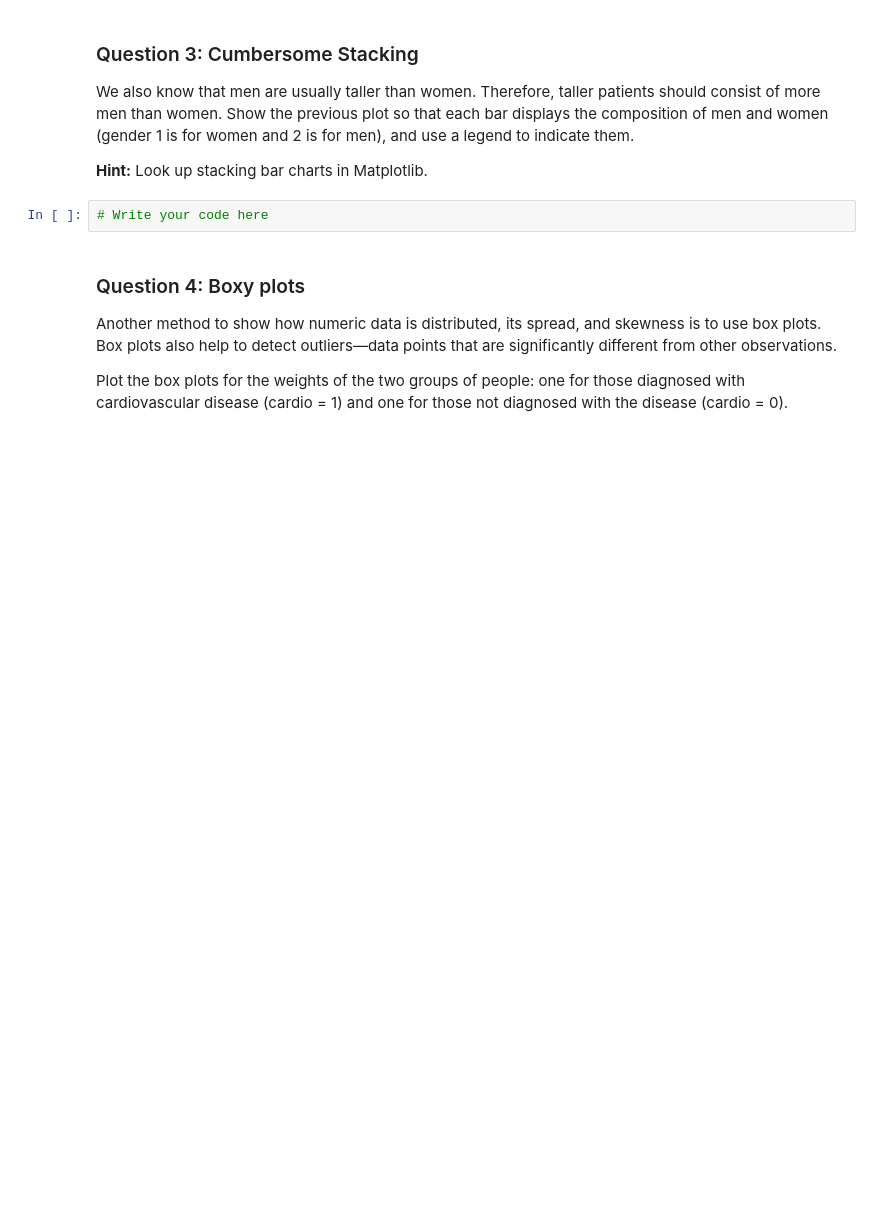
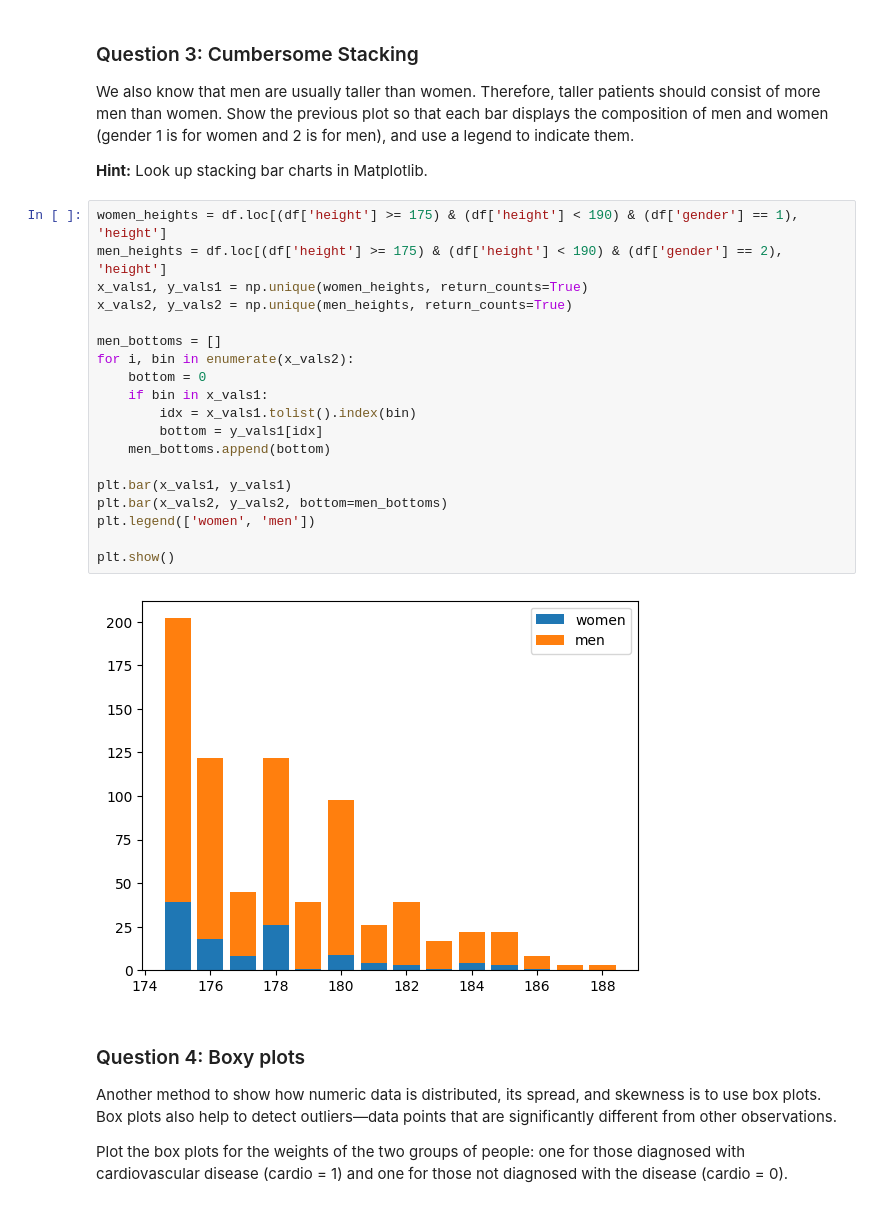
Before and after one commit to alephhNull/Micromaster-Programming-for-Data-Analysis-Summer-2024, a Jupyter notebook: Assignment4.ipynb, the cells around one changed output. Saved outputs shown, nothing was run; the diff lists cells and outputs as text; blank space fills up the shorter version.

```diff
--- a/Assignment4.ipynb
+++ b/Assignment4.ipynb
@@ -94,8 +117,27 @@ Sometimes it's more convenient to use bar plots to show distributions. Now, plot
 We also know that men are usually taller than women. Therefore, taller patients should consist of more men than women. Show the previous plot so that each bar displays the composition of men and women (gender 1 is for women and 2 is for men), and use a legend to indicate them.
 
 **Hint:** Look up stacking bar charts in Matplotlib.
-# %%
-# Write your code here
+# %%
+women_heights = df.loc[(df['height'] >= 175) & (df['height'] < 190) & (df['gender'] == 1), 'height']
+men_heights = df.loc[(df['height'] >= 175) & (df['height'] < 190) & (df['gender'] == 2), 'height']
+x_vals1, y_vals1 = np.unique(women_heights, return_counts=True)
+x_vals2, y_vals2 = np.unique(men_heights, return_counts=True)
+
+men_bottoms = []
+for i, bin in enumerate(x_vals2):
+    bottom = 0
+    if bin in x_vals1:
+        idx = x_vals1.tolist().index(bin)
+        bottom = y_vals1[idx]
+    men_bottoms.append(bottom)
+
+plt.bar(x_vals1, y_vals1)
+plt.bar(x_vals2, y_vals2, bottom=men_bottoms)
+plt.legend(['women', 'men'])
+
+plt.show()
+# %% [output]
+[figure, added]
 # %% [markdown]
 ### Question 4: Boxy plots
 Another method to show how numeric data is distributed, its spread, and skewness is to use box plots. Box plots also help to detect outliers—data points that are significantly different from other observations.
```
Also changed, not shown: parts of 41 cells of this notebook.
